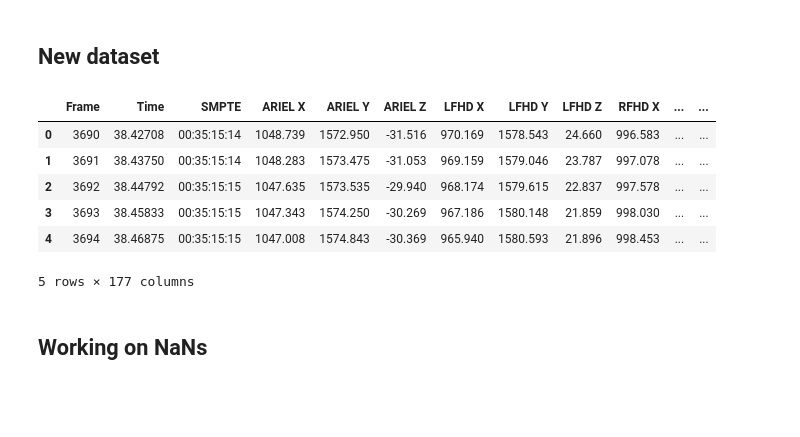
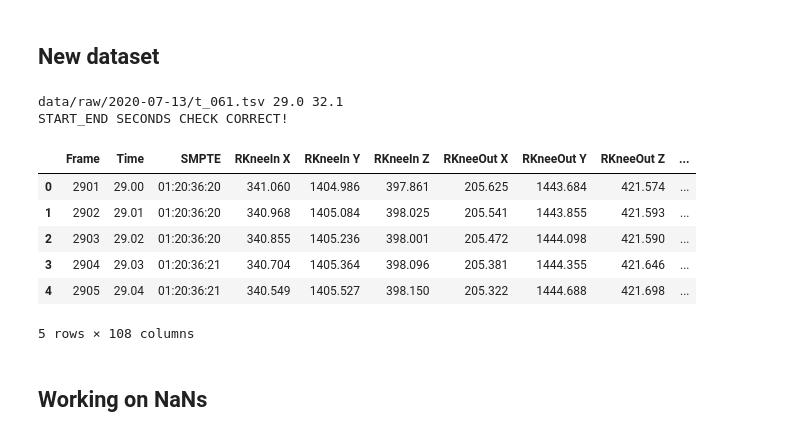
Before and after one commit to gaggioaxel/OoM-Thesis, a Jupyter notebook: code/src/OoM.ipynb, the cells around one changed output. Saved outputs shown, nothing was run; the diff lists cells and outputs as text; code cells hidden in the pictures; blank space fills up the shorter version.

```diff
--- a/code/src/OoM.ipynb
+++ b/code/src/OoM.ipynb
@@ -77,25 +79,32 @@ def line_reader(csvReader,fromSecond,toSecond):
 # %%
 import os
 import pandas as pd
 ANNOTATIONS_PATH = 'data'
 RAW_PATH = ANNOTATIONS_PATH+'/raw'
 with open(ANNOTATIONS_PATH+'/annotations.txt','r') as file:
     annotations = file.read().splitlines()
-sampleAnno = 1
+sampleAnno = 59
 folder, trial, fragId, OoM, startSec, endSec = annotations[sampleAnno].replace(' ','').split(',')[:6]
 sampleData = os.path.join(RAW_PATH,folder,trial+'.tsv')
+print(sampleData,startSec,endSec)
 with open(sampleData,'r') as file:
     numMarkers, columnNames, readerBuffer = custom_header_reader(file)
     data = pd.DataFrame(line_reader(readerBuffer,float(startSec),float(endSec)),columns=columnNames).astype(dict(zip(columnNames,[int,float,str]+[float]*len(columnNames[3:]))))
+if data['Time'].iloc[0] > float(startSec) or data['Time'].iloc[-1] < float(endSec):
+    raise Exception(f'\x1b[31mNOT FULL FRAMES!!! data starts at: {data["Time"].iloc[0]} of {float(startSec)} and ends at {data["Time"].iloc[-1]} of {float(endSec)}\x1b[0m')
+else:
+    print("\x1b[32mSTART_END SECONDS CHECK CORRECT!\x1b[0m")
 data.head()
 # %% [output]
+data/raw/2020-07-13/t_061.tsv 29.0 32.1
+START_END SECONDS CHECK CORRECT!
-|  | Frame | Time | SMPTE | ARIEL X | ARIEL Y | ARIEL Z | LFHD X | LFHD Y | LFHD Z | RFHD X | ... | ... |
-| 0 | 3690 | 38.42708 | 00:35:15:14 | 1048.739 | 1572.950 | -31.516 | 970.169 | 1578.543 | 24.660 | 996.583 | ... | ... |
-| 1 | 3691 | 38.43750 | 00:35:15:14 | 1048.283 | 1573.475 | -31.053 | 969.159 | 1579.046 | 23.787 | 997.078 | ... | ... |
-| 2 | 3692 | 38.44792 | 00:35:15:15 | 1047.635 | 1573.535 | -29.940 | 968.174 | 1579.615 | 22.837 | 997.578 | ... | ... |
-| 3 | 3693 | 38.45833 | 00:35:15:15 | 1047.343 | 1574.250 | -30.269 | 967.186 | 1580.148 | 21.859 | 998.030 | ... | ... |
-| 4 | 3694 | 38.46875 | 00:35:15:15 | 1047.008 | 1574.843 | -30.369 | 965.940 | 1580.593 | 21.896 | 998.453 | ... | ... |
+|  | Frame | Time | SMPTE | RKneeIn X | RKneeIn Y | RKneeIn Z | RKneeOut X | RKneeOut Y | RKneeOut Z | ... |
+| 0 | 2901 | 29.00 | 01:20:36:20 | 341.060 | 1404.986 | 397.861 | 205.625 | 1443.684 | 421.574 | ... |
+| 1 | 2902 | 29.01 | 01:20:36:20 | 340.968 | 1405.084 | 398.025 | 205.541 | 1443.855 | 421.593 | ... |
+| 2 | 2903 | 29.02 | 01:20:36:20 | 340.855 | 1405.236 | 398.001 | 205.472 | 1444.098 | 421.590 | ... |
+| 3 | 2904 | 29.03 | 01:20:36:21 | 340.704 | 1405.364 | 398.096 | 205.381 | 1444.355 | 421.646 | ... |
+| 4 | 2905 | 29.04 | 01:20:36:21 | 340.549 | 1405.527 | 398.150 | 205.322 | 1444.688 | 421.698 | ... |
-5 rows × 177 columns
+5 rows × 108 columns
 # %% [markdown]
 ## Working on NaNs
 # %%
```
Also changed, not shown: parts of 16 cells of this notebook, 45 other files.
